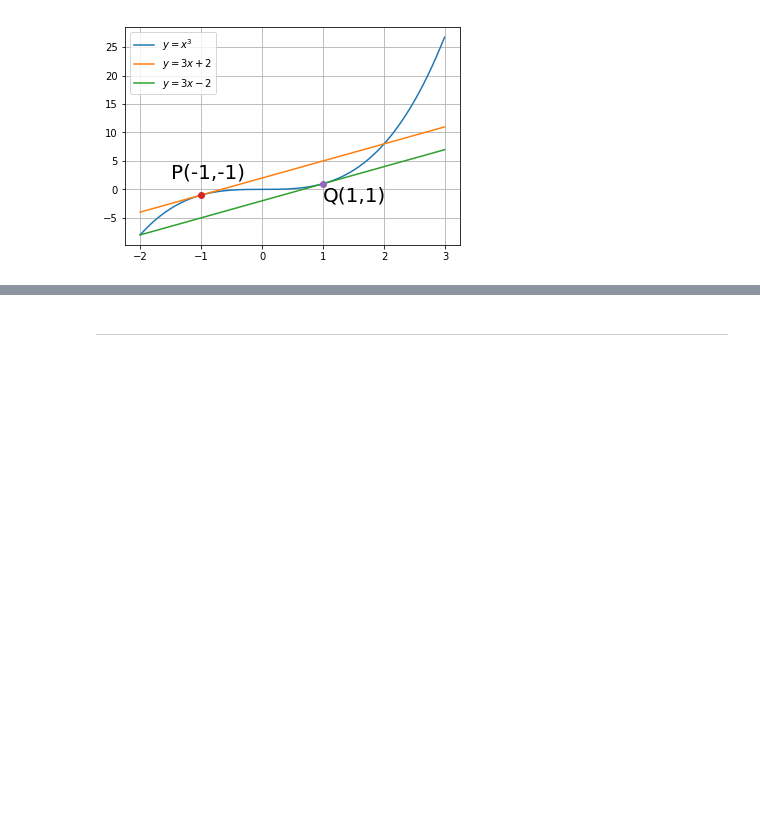
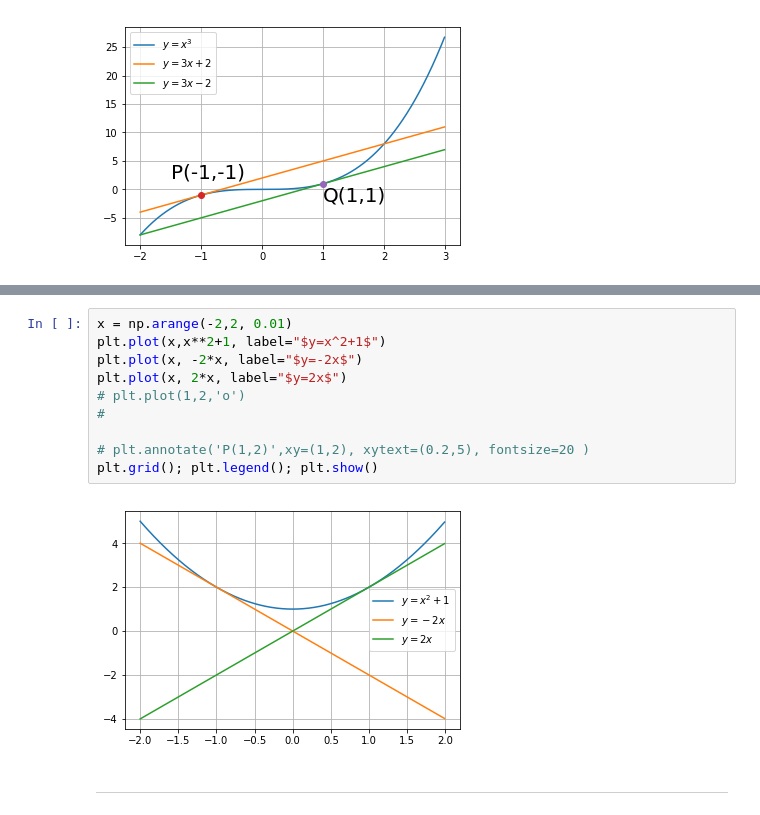
Before and after one commit to ecjang/pages, a Jupyter notebook: Math/[Statistic]_04_Use of Derivatives.ipynb, the cells around one changed output, grey strips where cells are left out. Cells and saved outputs as stored; diff of their text form; blank space fills up the shorter version.

Commit message:
equation of tangent to a curve at a point outside a curve

```diff
--- a/Math/[Statistic]_04_Use of Derivatives.ipynb
+++ b/Math/[Statistic]_04_Use of Derivatives.ipynb
@@ -55,2 +71,14 @@ plt.grid();plt.legend();plt.show()
+# %%
+x = np.arange(-2,2, 0.01)
+plt.plot(x,x**2+1, label="$y=x^2+1$")
+plt.plot(x, -2*x, label="$y=-2x$")
+plt.plot(x, 2*x, label="$y=2x$")
+# plt.plot(1,2,'o')
+#
+
+# plt.annotate('P(1,2)',xy=(1,2), xytext=(0.2,5), fontsize=20 )
+plt.grid(); plt.legend(); plt.show()
+# %% [output]
+[figure, added]
 # %% [markdown]
 -----
```
Also changed, not shown: parts of 2 cells of this notebook.
